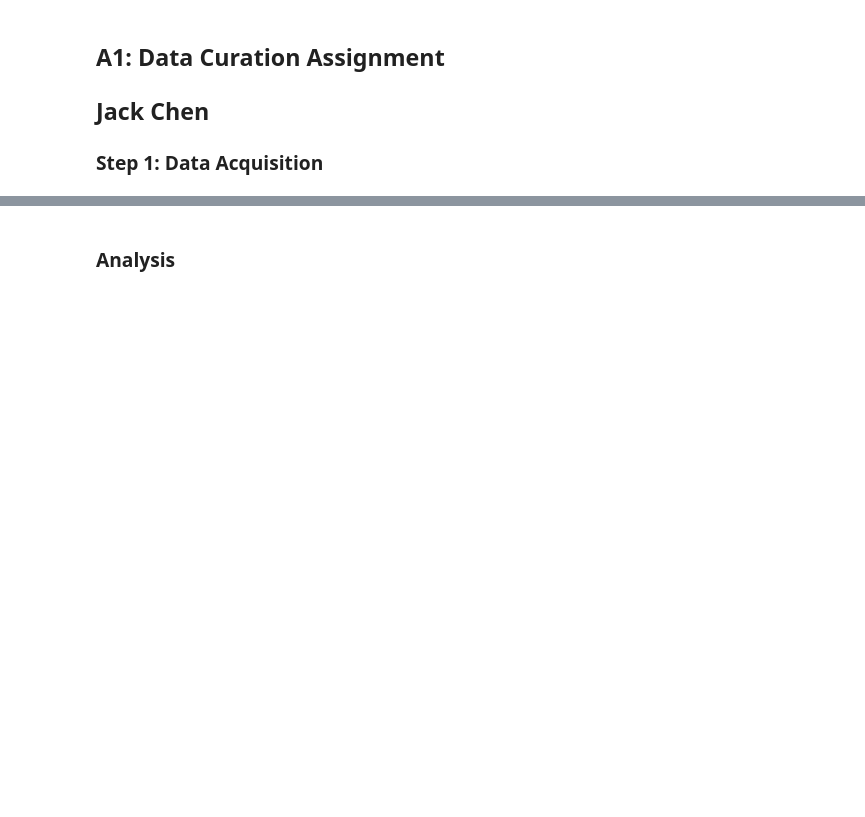
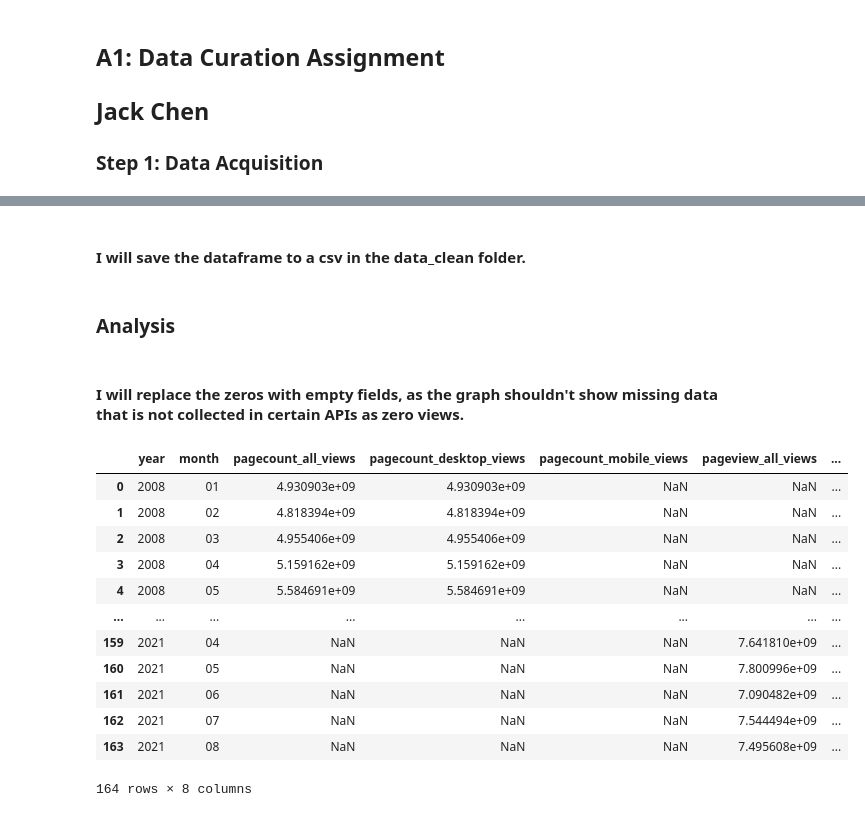
Before and after one commit to jchen023/data-512-a1, a Jupyter notebook: wiki_traffic_project/src/hcds-a1-data-curation.ipynb, the cells around one changed output, grey strips where cells are left out. Drawn from its saved outputs; the diff is of its cells as text; code cells hidden in the pictures; blank space fills up the shorter version.

```diff
--- a/wiki_traffic_project/src/hcds-a1-data-curation.ipynb
+++ b/wiki_traffic_project/src/hcds-a1-data-curation.ipynb
@@ -169,4 +255,25 @@ df
+# %% [markdown]
+#### I will save the dataframe to a csv in the data_clean folder.
 # %%
 df.to_csv("../data_clean/en-wikipedia_traffic_200712-202108.csv", index=False)
 # %% [markdown]
 ### Analysis
+# %% [markdown]
+#### I will replace the zeros with empty fields, as the graph shouldn't show missing data that is not collected in certain APIs as zero views.
+# %%
+df = df.replace(0, np.nan)
+df
+# %% [output]
+|  | year | month | pagecount_all_views | pagecount_desktop_views | pagecount_mobile_views | pageview_all_views | ... |
+| 0 | 2008 | 01 | 4.930903e+09 | 4.930903e+09 | NaN | NaN | ... |
+| 1 | 2008 | 02 | 4.818394e+09 | 4.818394e+09 | NaN | NaN | ... |
+| 2 | 2008 | 03 | 4.955406e+09 | 4.955406e+09 | NaN | NaN | ... |
+| 3 | 2008 | 04 | 5.159162e+09 | 5.159162e+09 | NaN | NaN | ... |
+| 4 | 2008 | 05 | 5.584691e+09 | 5.584691e+09 | NaN | NaN | ... |
+| ... | ... | ... | ... | ... | ... | ... | ... |
+| 159 | 2021 | 04 | NaN | NaN | NaN | 7.641810e+09 | ... |
+| 160 | 2021 | 05 | NaN | NaN | NaN | 7.800996e+09 | ... |
+| 161 | 2021 | 06 | NaN | NaN | NaN | 7.090482e+09 | ... |
+| 162 | 2021 | 07 | NaN | NaN | NaN | 7.544494e+09 | ... |
+| 163 | 2021 | 08 | NaN | NaN | NaN | 7.495608e+09 | ... |
+164 rows × 8 columns
```
Also changed, not shown: parts of 21 cells of this notebook, 4 other files.
